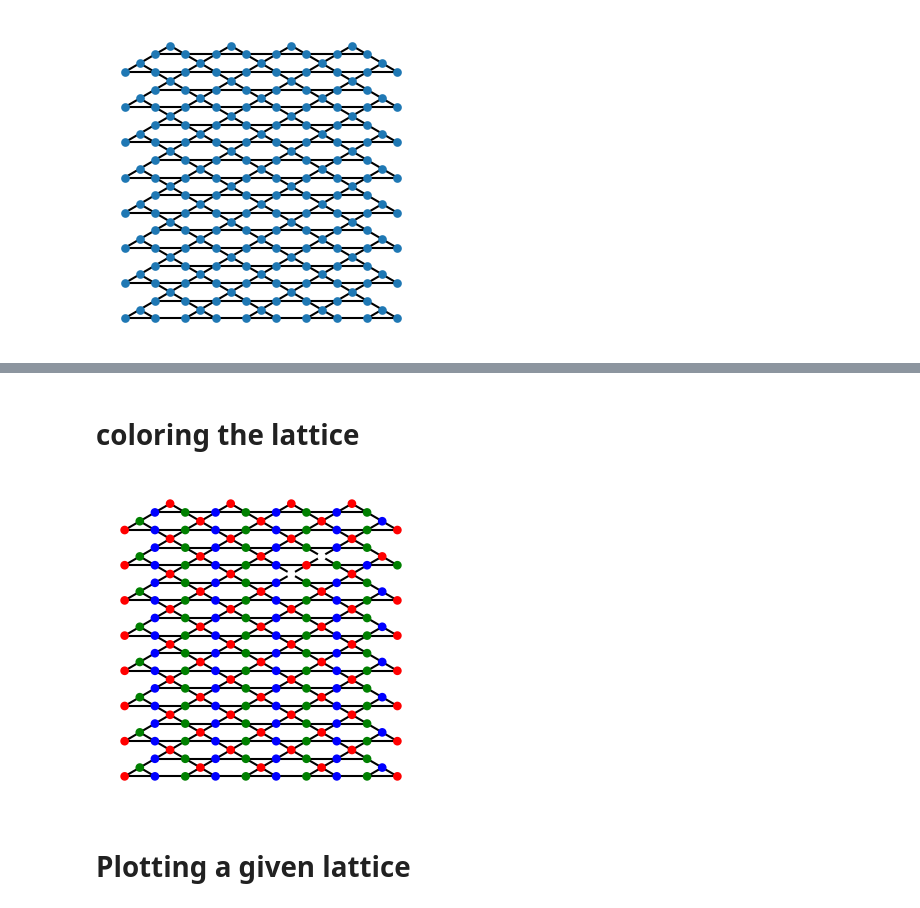
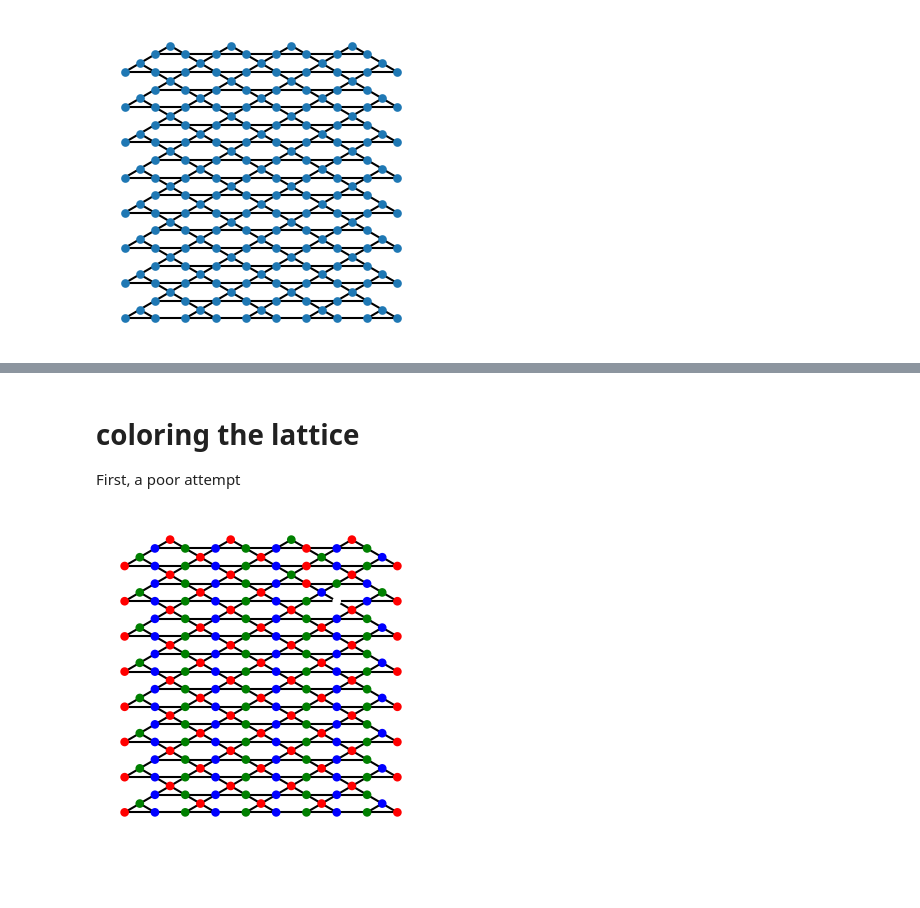
Before and after one commit to vdrouint/d-wave-other, a Jupyter notebook: qubit-to-lattice-periodic.ipynb, the cells around one changed output, grey strips where cells are left out. Drawn from its saved outputs; the diff is of its cells as text; code cells hidden in the pictures; blank space fills up the shorter version.

Commit message:
fourier transform and periodic lattice

```diff
--- a/qubit-to-lattice-periodic.ipynb
+++ b/qubit-to-lattice-periodic.ipynb
@@ -1187,21 +1246,23 @@ pickle.dump(simplify_Kag_graph, open('./data/Kag_graph_periodic.pickle', 'wb'))
 # %% [markdown]
 # coloring the lattice
+
+First, a poor attempt
 # %%
-coloring = nx.coloring.greedy_color(simplify_Kag_graph, strategy="largest_first")
+coloring = nx.coloring.greedy_color(simplify_Kag_graph, strategy="connected_sequential")
+#coloring = nx.coloring.equitable_color(simplify_Kag_graph, 5)
+
 #inspect the coloring
 color_map = []
 for node in simplify_Kag_graph:
     if coloring[node] == 0:
         color_map.append('blue')
     elif coloring[node] == 1:
         color_map.append('green')
     elif coloring[node] == 2:
         color_map.append('red')
     else:
         color_map.append('white')
 
 nx.draw(simplify_Kag_graph, pos = final_qubit_dictionary, node_size = 10, node_color=color_map)
 # %% [output]
-[figure, old version]
+[figure, new version]
-# %% [markdown]
-# Plotting a given lattice
```
Also changed, not shown: parts of 16 cells of this notebook, 1 other file.
